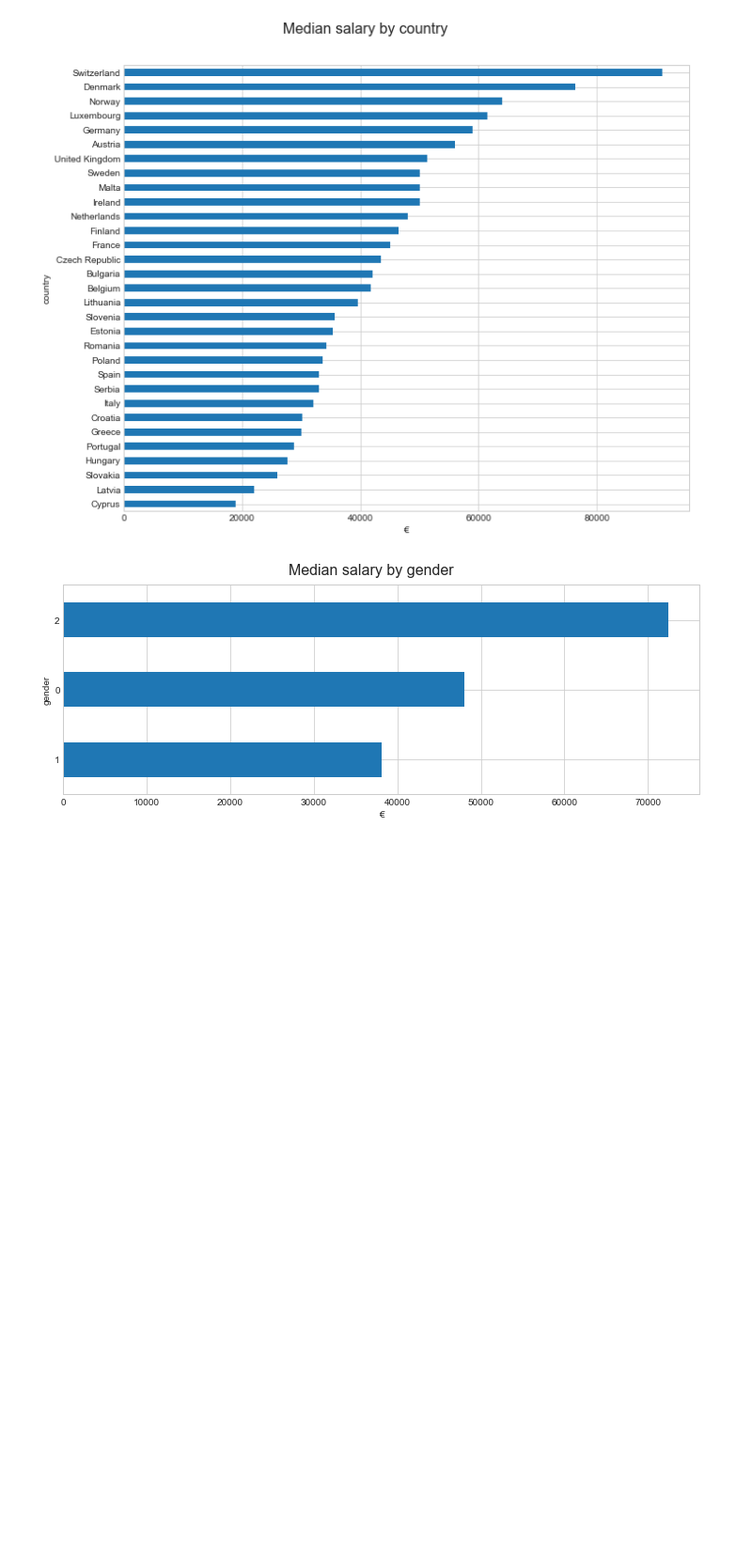
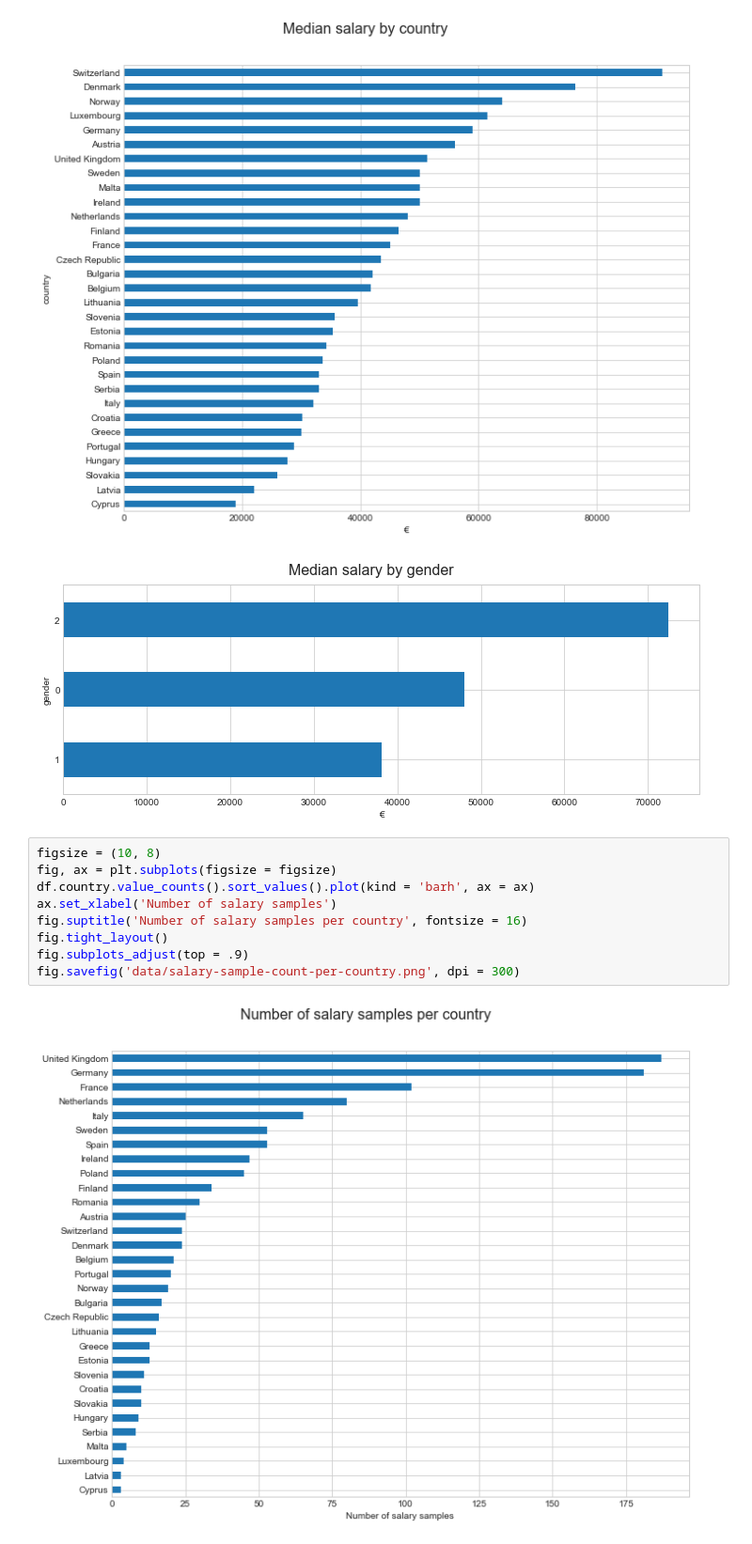
Before and after one commit to davidgengenbach/developer-salary-statistics, a Jupyter notebook: statistics.ipynb, the cells around one changed output. Shown at 94% size. Cells and saved outputs as stored; diff of their text form; blank space fills up the shorter version.

Commit message:
Added plot for sample count

```diff
--- a/statistics.ipynb
+++ b/statistics.ipynb
@@ -61,3 +61,14 @@ fig.savefig('data/salary-by-gender.png', dpi = 300)
 # %% [output]
 [figure]
 [figure]
+# %%
+figsize = (10, 8)
+fig, ax = plt.subplots(figsize = figsize)
+df.country.value_counts().sort_values().plot(kind = 'barh', ax = ax)
+ax.set_xlabel('Number of salary samples')
+fig.suptitle('Number of salary samples per country', fontsize = 16)
+fig.tight_layout()
+fig.subplots_adjust(top = .9)
+fig.savefig('data/salary-sample-count-per-country.png', dpi = 300)
+# %% [output]
+[figure, added]
```
Also changed, not shown: 1 other file.
